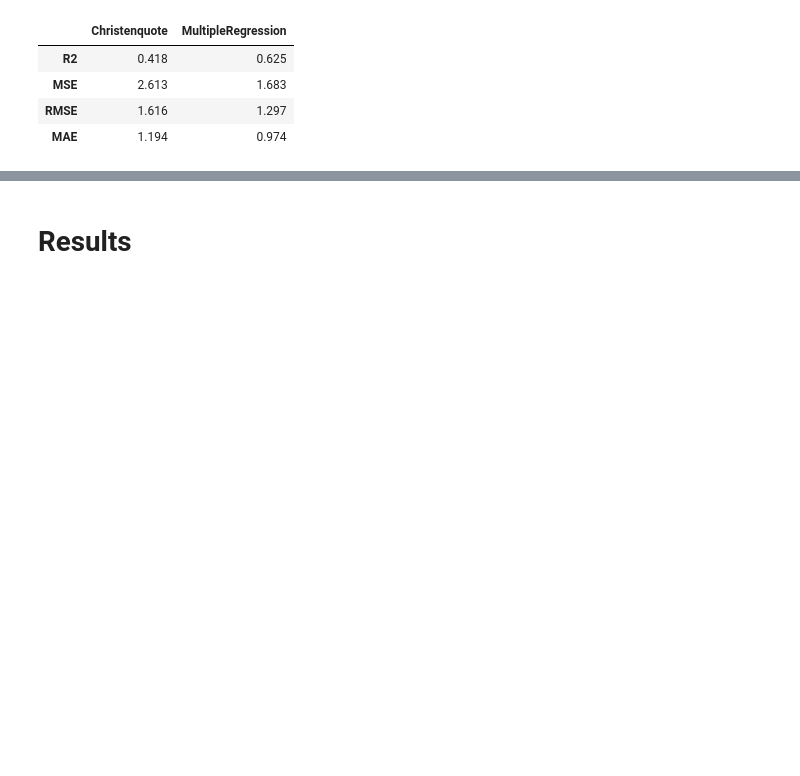
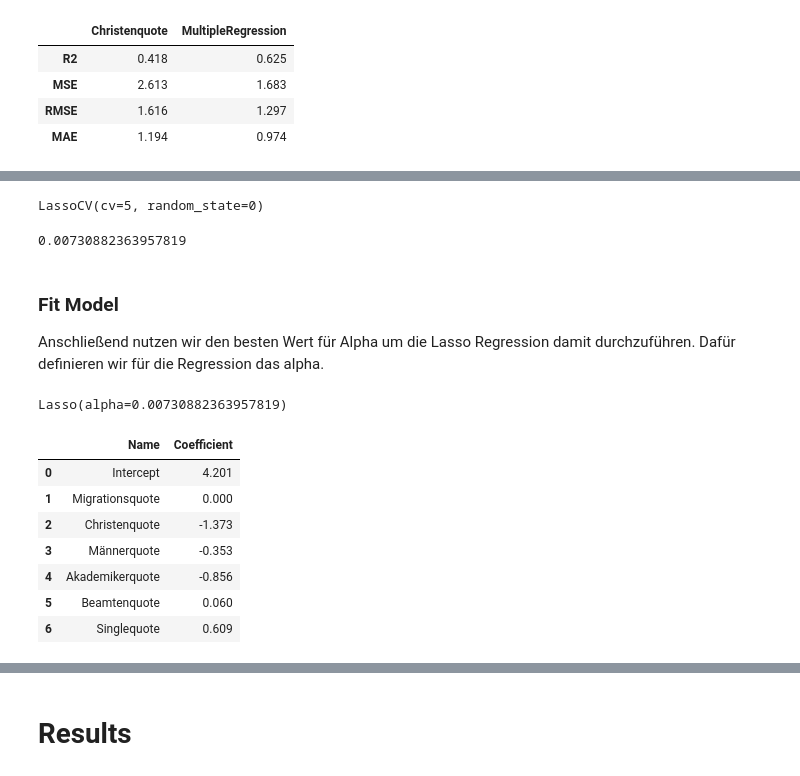
Before and after one commit to NicoHdM/ProjectHdM, a Jupyter notebook: reports/report.ipynb, the cells around one changed output, grey strips where cells are left out. Saved outputs shown, nothing was run; the diff lists cells and outputs as text; code cells hidden in the pictures; blank space fills up the shorter version.

Commit message:
Lasso Model
- Lasso Model eingefügt

```diff
--- a/reports/report.ipynb
+++ b/reports/report.ipynb
@@ -657,0 +665,14 @@ results
+# %%
+#| code-fold: true
+#| echo: true
+X_train_lasso = X_train.copy()
+X_test_lasso = X_test.copy()
+scaler = StandardScaler().fit(X_train[features])
+
+X_train_lasso[features] = scaler.transform(X_train_lasso[features])
+X_test_lasso[features] = scaler.transform(X_test_lasso[features])
+# %%
+#| echo: true
+#| output: false
+# select the lasso model with built in crossvalidation
+reg_lasso = LassoCV(cv=5, random_state=0)
@@ -657,0 +682,46 @@ results
+# %%
+#| output: false
+#| echo: true
+reg_lasso.fit(X_train_lasso, y_train)
+# %% [output]
+LassoCV(cv=5, random_state=0)
+# %%
+reg_lasso.alpha_
+# %% [output]
+0.00730882363957819
+# %% [markdown]
+### Fit Model
+Anschließend nutzen wir den besten Wert für Alpha um die Lasso Regression damit durchzuführen. Dafür definieren wir für die Regression das alpha.
+# %%
+#| echo: true
+#| output: false
+# Fit the model to the complete training data
+lasso_best = Lasso(alpha=reg_lasso.alpha_)
+lasso_best.fit(X_train_lasso, y_train)
+# %% [output]
+Lasso(alpha=0.00730882363957819)
+# %%
+# intercept
+intercept = pd.DataFrame({
+    "Name": ["Intercept"],
+    "Coefficient":[lasso_best.intercept_]}
+    )
+
+# make a slope table
+slope = pd.DataFrame({
+    "Name": features,
+    "Coefficient": lasso_best.coef_}
+)
+
+# combine estimates of intercept and slopes
+table = pd.concat([intercept, slope], ignore_index=True, sort=False)
+round(table, 3)
+# %% [output]
+|  | Name | Coefficient |
+| 0 | Intercept | 4.201 |
+| 1 | Migrationsquote | 0.000 |
+| 2 | Christenquote | -1.373 |
+| 3 | Männerquote | -0.353 |
+| 4 | Akademikerquote | -0.856 |
+| 5 | Beamtenquote | 0.060 |
+| 6 | Singlequote | 0.609 |
```
Also changed, not shown: parts of 7 cells of this notebook, 1 other file.
